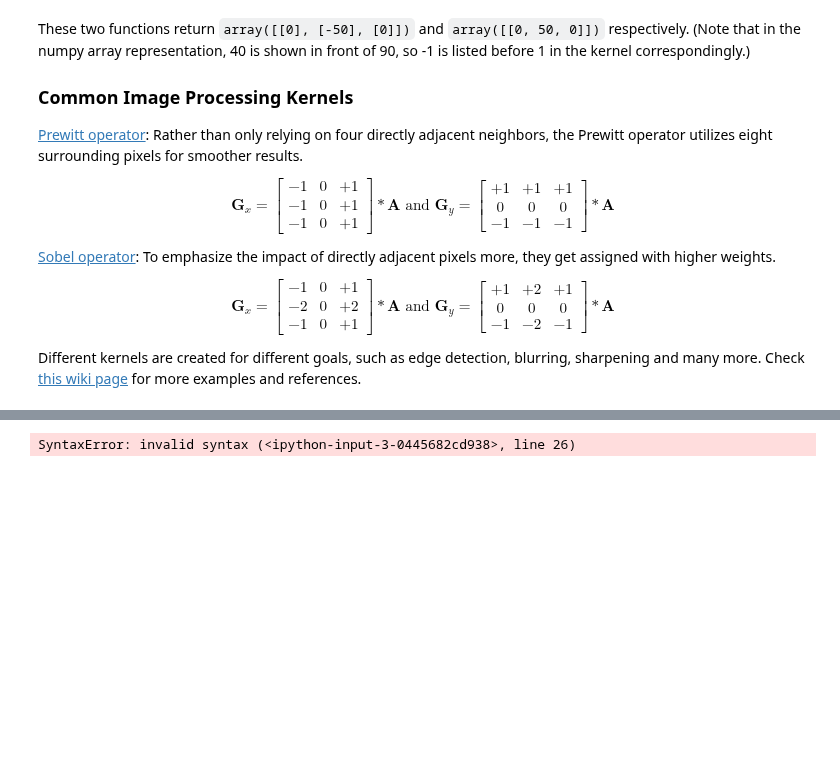
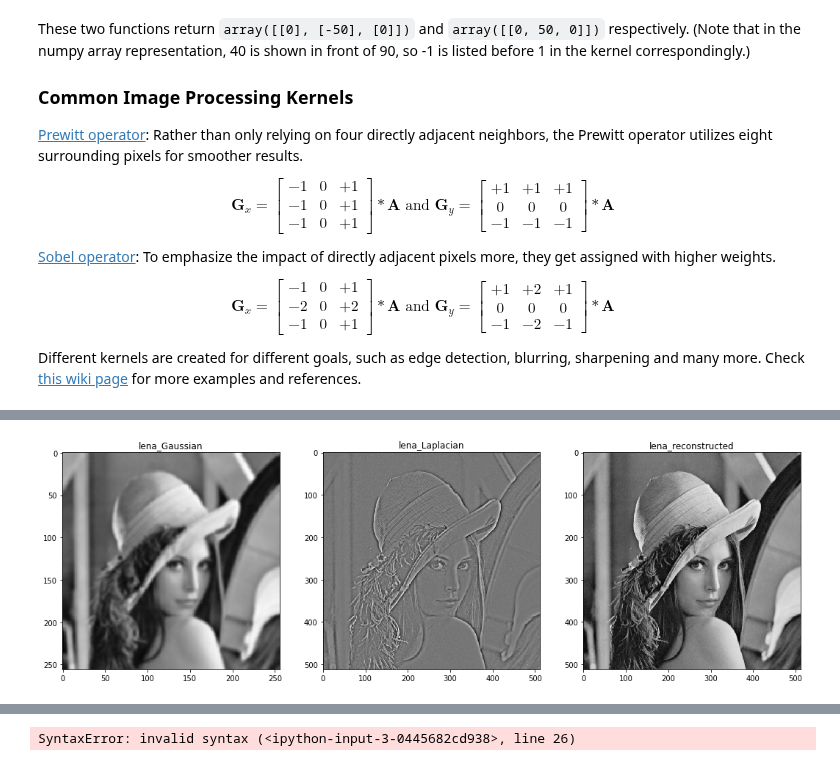
Before and after one commit to rashed091/NeuralNetwork, a Jupyter notebook: Lecture12 - Computer Vision Tasks.ipynb, the cells around one changed output, grey strips where cells are left out. Cells and saved outputs as stored; diff of their text form; code cells hidden in the pictures; blank space fills up the shorter version.

```diff
--- a/Lecture12 - Computer Vision Tasks.ipynb
+++ b/Lecture12 - Computer Vision Tasks.ipynb
@@ -176,0 +209,12 @@ You might notice that most area is in gray. Because the difference between two p
+# %%
+img_p = transform.pyramid_reduce(img_g, sigma=3)
+
+img = transform.pyramid_expand(img_p)
+
+img_l = img_g - img
+
+img_o = img_l + img
+
+show_images(images=[img_p, img_l, img_o], titles=["lena_Gaussian", "lena_Laplacian", "lena_reconstructed"])
+# %% [output]
+[figure, added]
```
Also changed, not shown: parts of 7 cells of this notebook, 24 other files.
